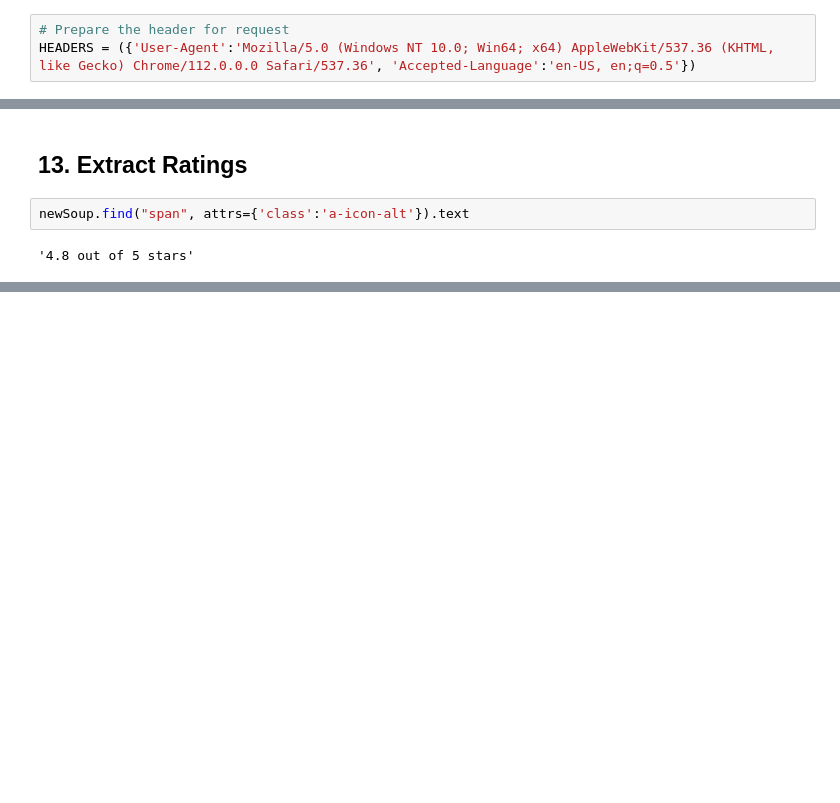
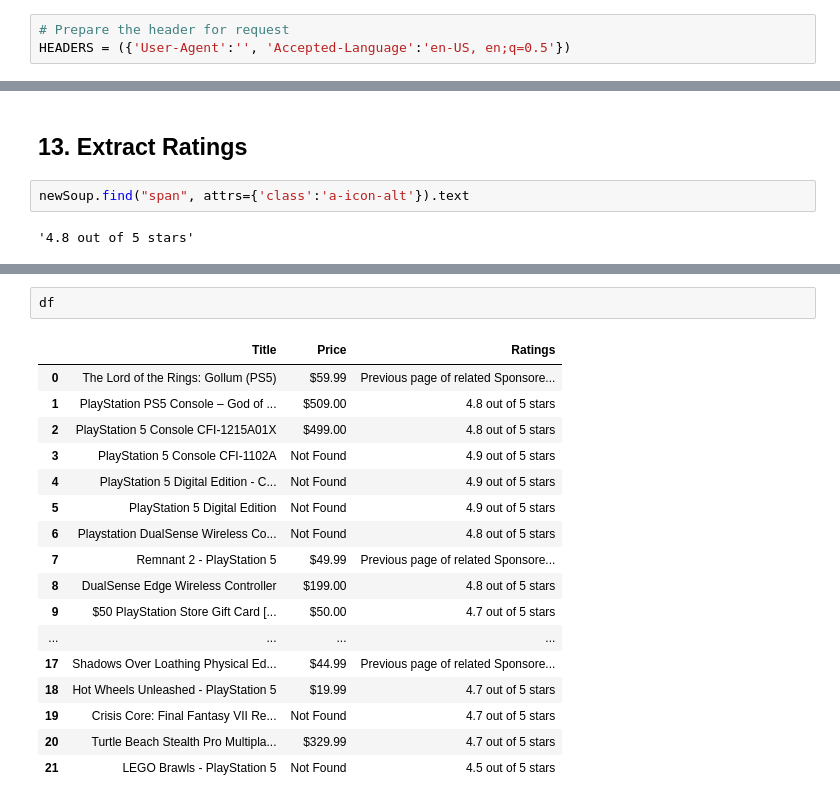
Before and after one commit to ZiaUrRehman-bit/Scrapping-Data-from-Amazon, a Jupyter notebook: AmazonScrapping.ipynb, the cells around one changed output, grey strips where cells are left out. Saved outputs shown, nothing was run; the diff lists cells and outputs as text; blank space fills up the shorter version.

```diff
--- a/AmazonScrapping.ipynb
+++ b/AmazonScrapping.ipynb
@@ -91,7 +91,7 @@ URL = "https://www.amazon.com/s?k=playstation+5&sprefix=pla%2Caps%2C378&ref=nb_s
 Go to --> https://www.whatismybrowser.com/detect/   and click on what is my user agent?
 # %%
 # Prepare the header for request
-HEADERS = ({'User-Agent':'Mozilla/5.0 (Windows NT 10.0; Win64; x64) AppleWebKit/537.36 (KHTML, like Gecko) Chrome/112.0.0.0 Safari/537.36', 'Accepted-Language':'en-US, en;q=0.5'})
+HEADERS = ({'User-Agent':'', 'Accepted-Language':'en-US, en;q=0.5'})
 # %% [markdown]
 ## 05. Make HTTP Request and check Responce
 # %%
@@ -180,0 +257,20 @@ newSoup.find("span", attrs={'class':'a-icon-alt'}).text
+# %%
+df
+# %% [output]
+|  | Title | Price | Ratings |
+| 0 | The Lord of the Rings: Gollum (PS5) | $59.99 | Previous page of related Sponsore... |
+| 1 | PlayStation PS5 Console – God of ... | $509.00 | 4.8 out of 5 stars |
+| 2 | PlayStation 5 Console CFI-1215A01X | $499.00 | 4.8 out of 5 stars |
+| 3 | PlayStation 5 Console CFI-1102A | Not Found | 4.9 out of 5 stars |
+| 4 | PlayStation 5 Digital Edition - C... | Not Found | 4.9 out of 5 stars |
+| 5 | PlayStation 5 Digital Edition | Not Found | 4.9 out of 5 stars |
+| 6 | Playstation DualSense Wireless Co... | Not Found | 4.8 out of 5 stars |
+| 7 | Remnant 2 - PlayStation 5 | $49.99 | Previous page of related Sponsore... |
+| 8 | DualSense Edge Wireless Controller | $199.00 | 4.8 out of 5 stars |
+| 9 | $50 PlayStation Store Gift Card [... | $50.00 | 4.7 out of 5 stars |
+| ... | ... | ... | ... |
+| 17 | Shadows Over Loathing Physical Ed... | $44.99 | Previous page of related Sponsore... |
+| 18 | Hot Wheels Unleashed - PlayStation 5 | $19.99 | 4.7 out of 5 stars |
+| 19 | Crisis Core: Final Fantasy VII Re... | Not Found | 4.7 out of 5 stars |
+| 20 | Turtle Beach Stealth Pro Multipla... | $329.99 | 4.7 out of 5 stars |
+| 21 | LEGO Brawls - PlayStation 5 | Not Found | 4.5 out of 5 stars |
```
Also changed, not shown: parts of 2 cells of this notebook.
